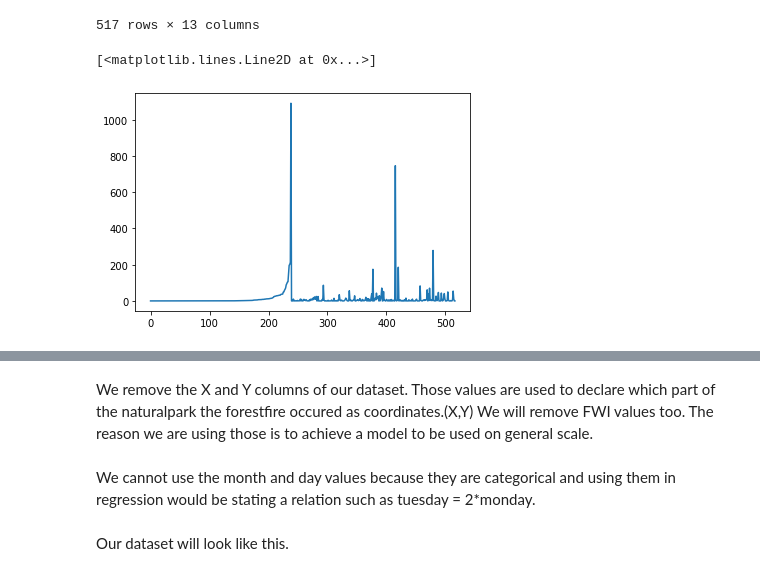
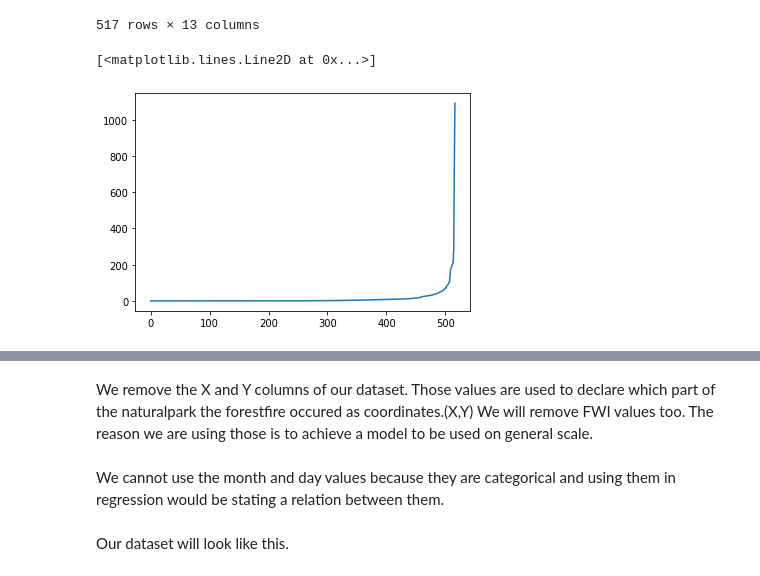
Before and after one commit to mertkayacs/Forestfires-Prediction-with-Machine-Learning, a Jupyter notebook: Forestfires_prediction_with_Machine_Learning.ipynb, the cells around one changed output, grey strips where cells are left out. Drawn from its saved outputs; the diff is of its cells as text; code cells hidden in the pictures.

```diff
--- a/Forestfires_prediction_with_Machine_Learning.ipynb
+++ b/Forestfires_prediction_with_Machine_Learning.ipynb
@@ -87,11 +115,13 @@ df
 | 515 | 1 | 4 | aug | sat | 94.4 | 146.0 | 614.7 | 11.3 | 25.6 | 42 | 4.0 | ... |
 | 516 | 6 | 3 | nov | tue | 79.5 | 3.0 | 106.7 | 1.1 | 11.8 | 31 | 4.5 | ... |
 517 rows × 13 columns
-# %%
-plt.plot(df['area'])
-# %% [output]
-[<matplotlib.lines.Line2D at 0x...>]
-[figure, removed]
+# %%
+area_temp = df['area']
+area_temp = area_temp.sort_values()
+plt.plot(range(len(area_temp)),area_temp)
+# %% [output]
+[<matplotlib.lines.Line2D at 0x...>]
+[figure, added]
 # %%
 df.describe()
 # %% [output]
@@ -111,7 +141,7 @@ The reason we are using those is to achieve a model to be used on general scale.
 # %%
 df2 = df.drop(['X', 'Y','FFMC','DMC','DC','ISI','month','day'], axis = 1)
 # %% [markdown]
-We cannot use the month and day values because they are categorical and using them in regression would be stating a relation such as tuesday = 2*monday.
+We cannot use the month and day values because they are categorical and using them in regression would be stating a relation between them.
 # %% [markdown]
 Our dataset will look like this.
 # %%
```
Also changed, not shown: parts of 88 cells of this notebook.
